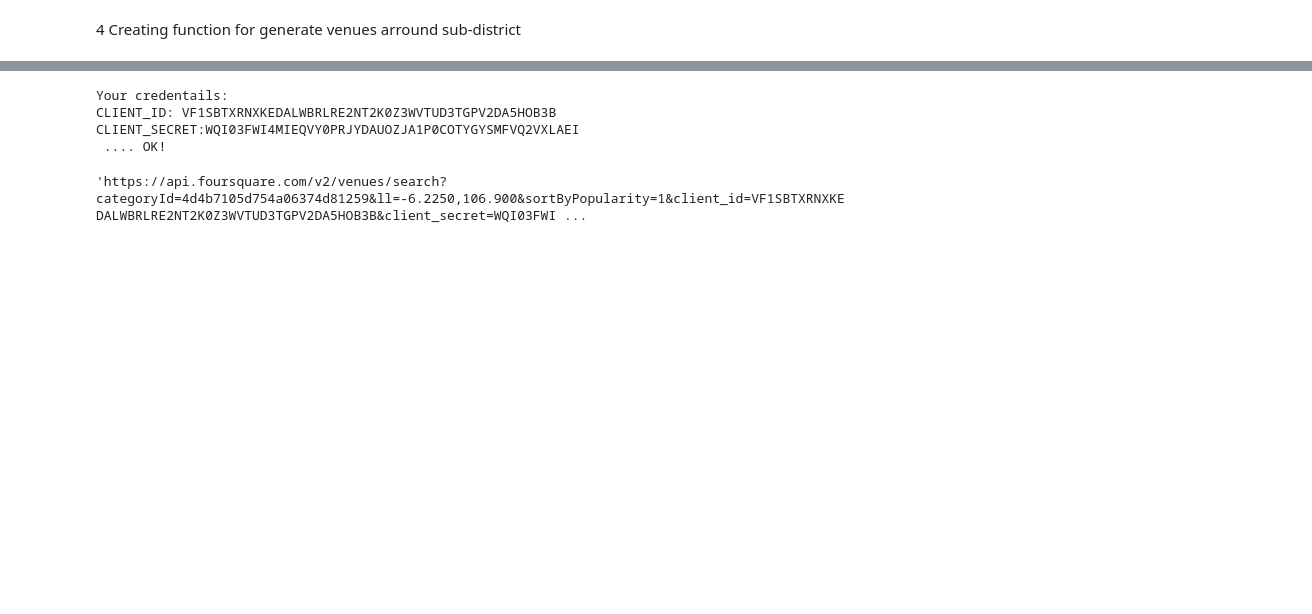
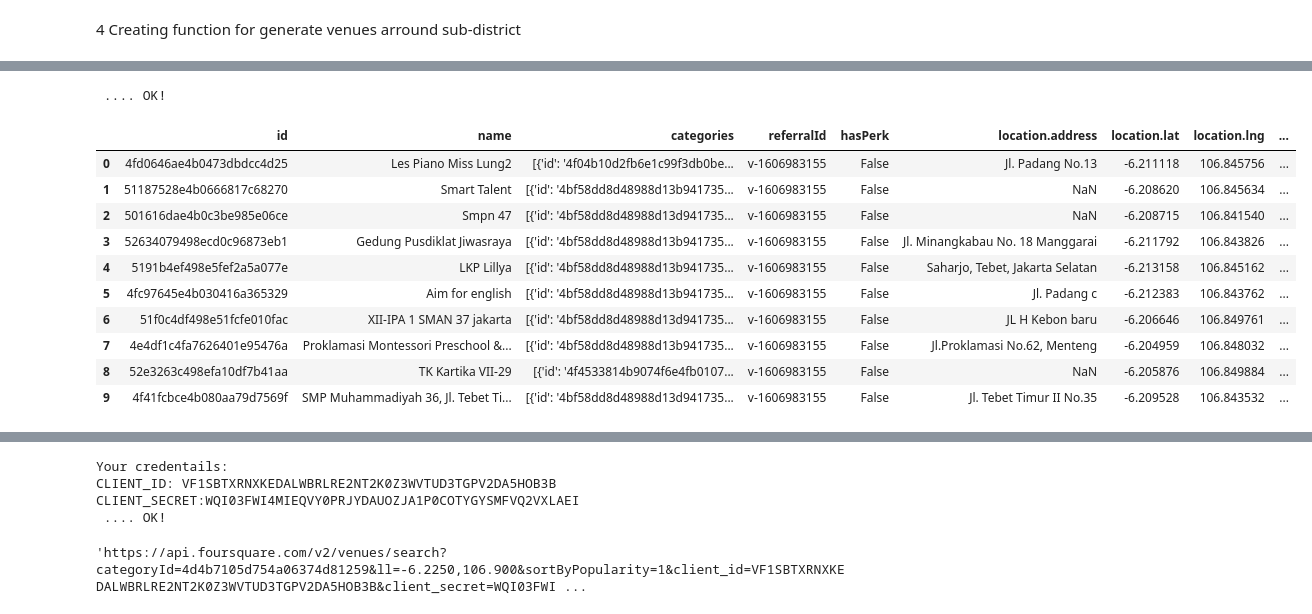
Before and after one commit to richieamir/final-capstone, a Jupyter notebook: housing-sales-Jakarta.ipynb, the cells around one changed output, grey strips where cells are left out. Cells and saved outputs as stored; diff of their text form; code cells hidden in the pictures; blank space fills up the shorter version.

```diff
--- a/housing-sales-Jakarta.ipynb
+++ b/housing-sales-Jakarta.ipynb
@@ -157,0 +334,16 @@ def generate_venue(lat,lng):
+# %%
+venues_around = generate_venue(-6.2250,106.900)
+venues_around
+# %% [output]
+ .... OK!
+|  | id | name | categories | referralId | hasPerk | location.address | location.lat | location.lng | ... |
+| 0 | 4fd0646ae4b0473dbdcc4d25 | Les Piano Miss Lung2 | [{'id': '4f04b10d2fb6e1c99f3db0be... | v-1606983155 | False | Jl. Padang No.13 | -6.211118 | 106.845756 | ... |
+| 1 | 51187528e4b0666817c68270 | Smart Talent | [{'id': '4bf58dd8d48988d13b941735... | v-1606983155 | False | NaN | -6.208620 | 106.845634 | ... |
+| 2 | 501616dae4b0c3be985e06ce | Smpn 47 | [{'id': '4bf58dd8d48988d13d941735... | v-1606983155 | False | NaN | -6.208715 | 106.841540 | ... |
+| 3 | 52634079498ecd0c96873eb1 | Gedung Pusdiklat Jiwasraya | [{'id': '4bf58dd8d48988d13b941735... | v-1606983155 | False | Jl. Minangkabau No. 18 Manggarai | -6.211792 | 106.843826 | ... |
+| 4 | 5191b4ef498e5fef2a5a077e | LKP Lillya | [{'id': '4bf58dd8d48988d13b941735... | v-1606983155 | False | Saharjo, Tebet, Jakarta Selatan | -6.213158 | 106.845162 | ... |
+| 5 | 4fc97645e4b030416a365329 | Aim for english | [{'id': '4bf58dd8d48988d13b941735... | v-1606983155 | False | Jl. Padang c | -6.212383 | 106.843762 | ... |
+| 6 | 51f0c4df498e51fcfe010fac | XII-IPA 1 SMAN 37 jakarta | [{'id': '4bf58dd8d48988d13d941735... | v-1606983155 | False | JL H Kebon baru | -6.206646 | 106.849761 | ... |
+| 7 | 4e4df1c4fa7626401e95476a | Proklamasi Montessori Preschool &... | [{'id': '4bf58dd8d48988d13b941735... | v-1606983155 | False | Jl.Proklamasi No.62, Menteng | -6.204959 | 106.848032 | ... |
+| 8 | 52e3263c498efa10df7b41aa | TK Kartika VII-29 | [{'id': '4f4533814b9074f6e4fb0107... | v-1606983155 | False | NaN | -6.205876 | 106.849884 | ... |
+| 9 | 4f41fcbce4b080aa79d7569f | SMP Muhammadiyah 36, Jl. Tebet Ti... | [{'id': '4bf58dd8d48988d13d941735... | v-1606983155 | False | Jl. Tebet Timur II No.35 | -6.209528 | 106.843532 | ... |
```
Also changed, not shown: parts of 12 cells of this notebook.
